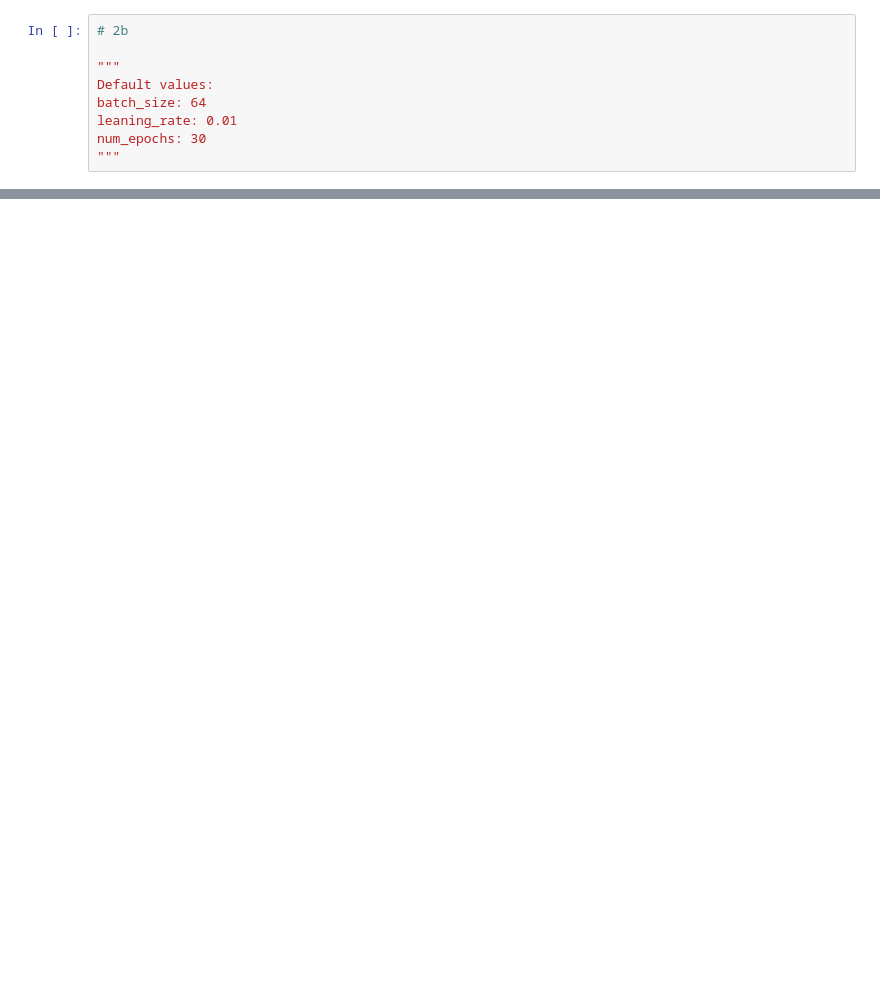
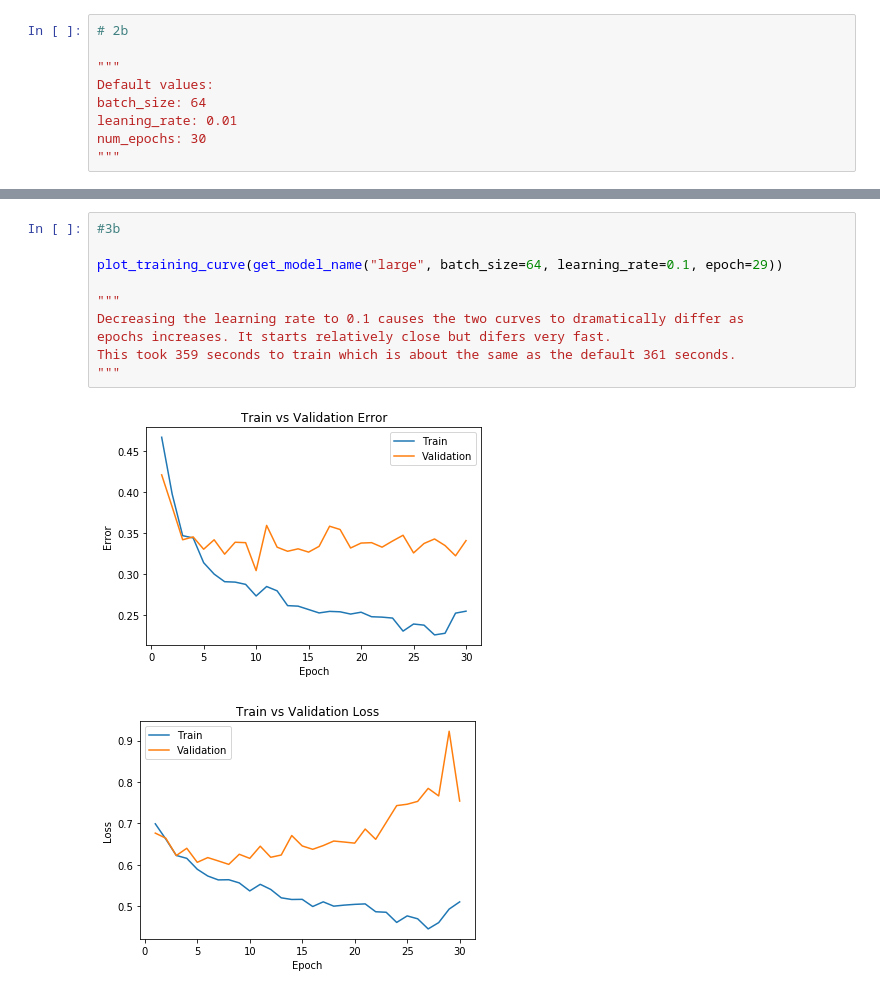
Before and after one commit to zhengmaxwell/Genre_Classifier, a Jupyter notebook: src/Labs/Lab2/Lab2.ipynb, the cells around one changed output, grey strips where cells are left out. Drawn from its saved outputs; the diff is of its cells as text; blank space fills up the shorter version.

```diff
--- a/src/Labs/Lab2/Lab2.ipynb
+++ b/src/Labs/Lab2/Lab2.ipynb
@@ -333,0 +431,13 @@ Total time elapsed: 57.48 seconds
+# %%
+#3b
+
+plot_training_curve(get_model_name("large", batch_size=64, learning_rate=0.1, epoch=29))
+
+"""
+Decreasing the learning rate to 0.1 causes the two curves to dramatically differ as
+epochs increases. It starts relatively close but difers very fast.
+This took 359 seconds to train which is about the same as the default 361 seconds.
+"""
+# %% [output]
+[figure, added]
+[figure, added]
```
Also changed, not shown: parts of 45 cells of this notebook.
